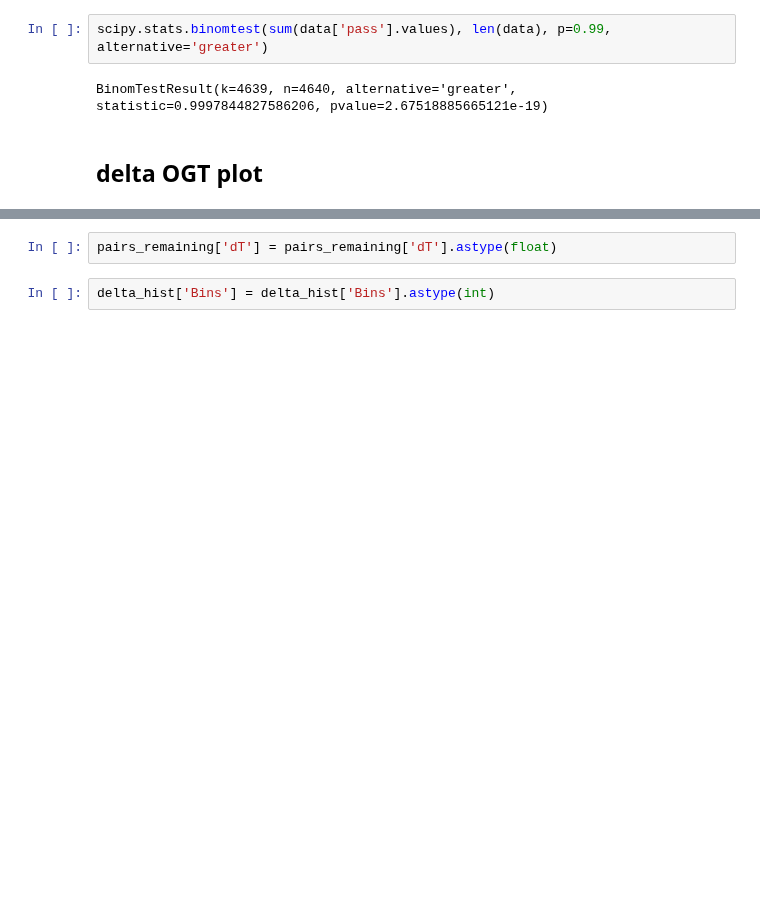
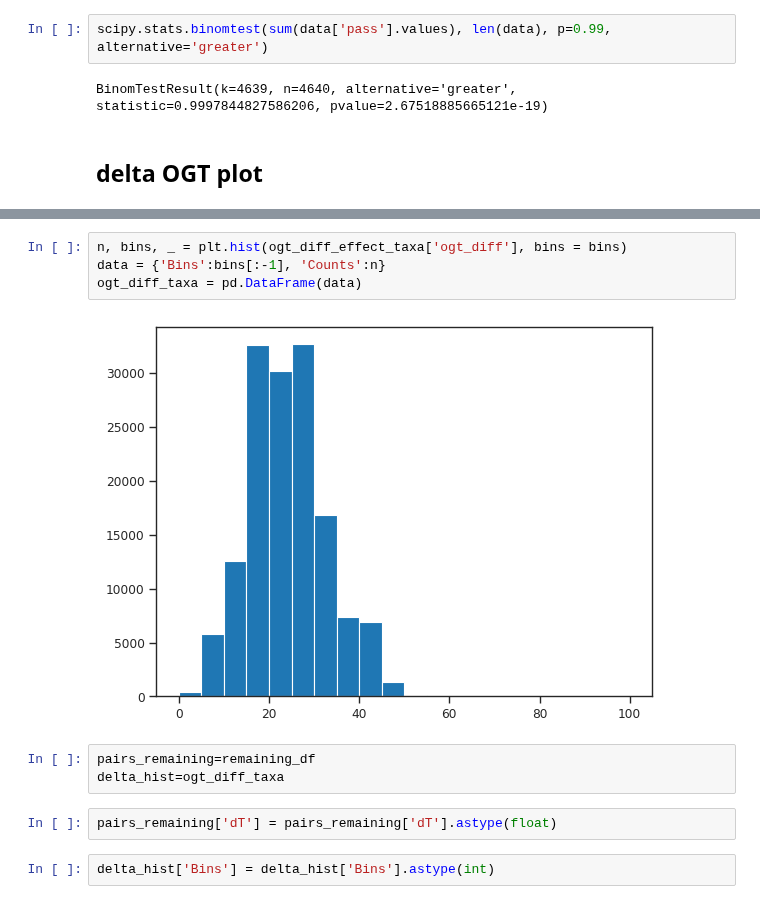
Before and after one commit to BeckResearchLab/learn2thermDB, a Jupyter notebook: plotting/final_plots.ipynb, the cells around one changed output, grey strips where cells are left out. Drawn from its saved outputs; the diff is of its cells as text; blank space fills up the shorter version.

```diff
--- a/plotting/final_plots.ipynb
+++ b/plotting/final_plots.ipynb
@@ -231,3 +294,12 @@ delta_hist = pd.read_csv("./tmpdata/taxa_ogt_diff_hist.csv")
+# %%
+n, bins, _ = plt.hist(ogt_diff_effect_taxa['ogt_diff'], bins = bins)
+data = {'Bins':bins[:-1], 'Counts':n}
+ogt_diff_taxa = pd.DataFrame(data)
+# %% [output]
+[figure, added]
+# %%
+pairs_remaining=remaining_df
+delta_hist=ogt_diff_taxa
 # %%
 pairs_remaining['dT'] = pairs_remaining['dT'].astype(float)
 # %%
```
Also changed, not shown: parts of 13 cells of this notebook, 1 other file.
